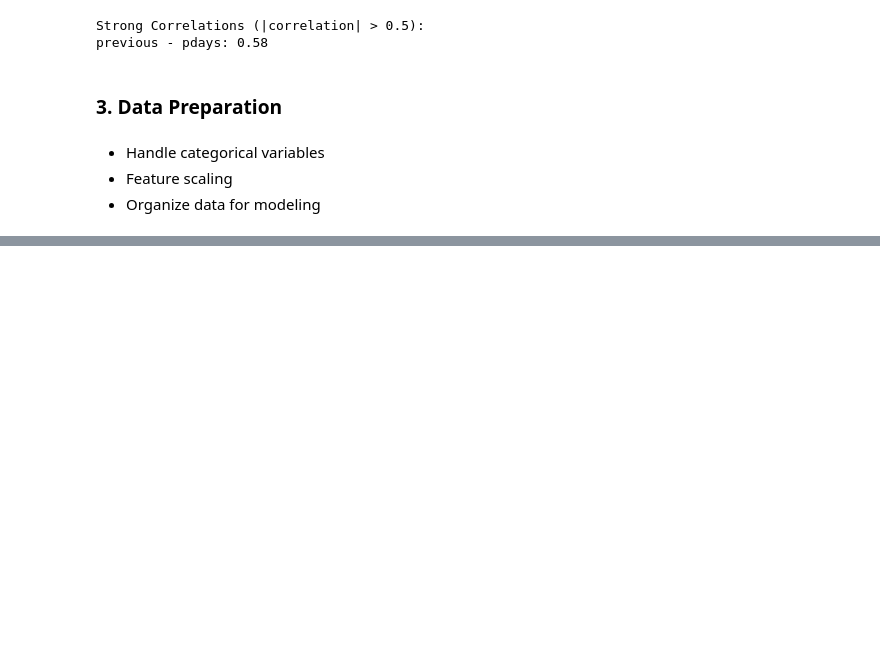
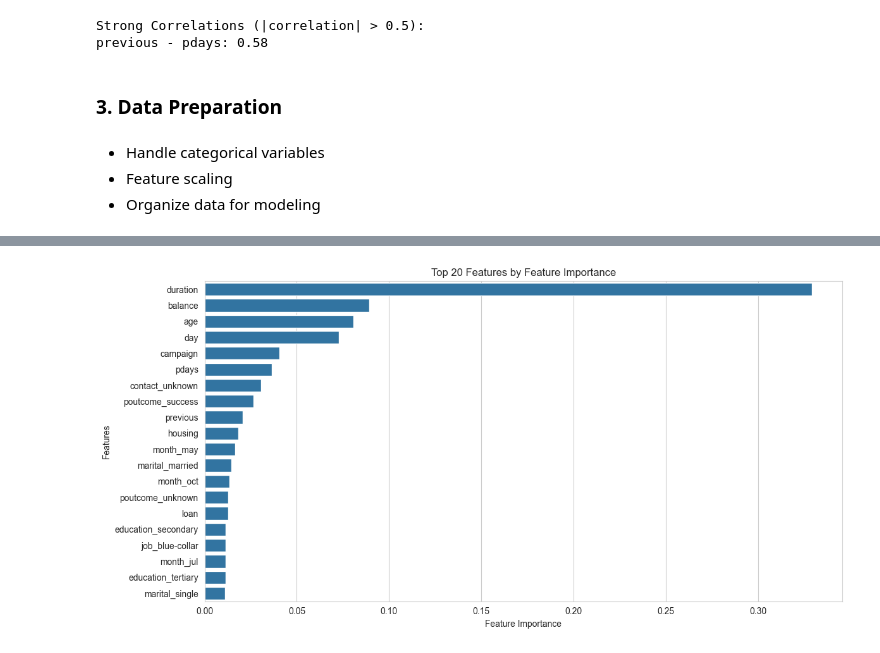
Before and after one commit to Geovannyy/Geovannyy-ML-DM-with-Python-and-Azure-ML-Studio, a Jupyter notebook: notebooks/Task_1_Classification.ipynb, the cells around one changed output, grey strips where cells are left out. Drawn from its saved outputs; the diff is of its cells as text; code cells hidden in the pictures; blank space fills up the shorter version.

Commit message:
Task 1 Completed

```diff
--- a/notebooks/Task_1_Classification.ipynb
+++ b/notebooks/Task_1_Classification.ipynb
@@ -1273,0 +1367,70 @@ plot_confusion_matrices(fitted_models)
+# %%
+##### 4.8 Feature Importance Analysis
+def analyze_feature_importance(final_model, feature_names):
+    """
+    Analyze and visualize feature importance from the best model.
+
+    Args:
+        final_model: Trained model (Random Forest or Logistic Regression)
+        feature_names: List of feature names
+    """
+    plt.figure(figsize=(12, 6))
+
+    # Get feature importance
+    if hasattr(final_model, 'feature_importances_'):  # For Random Forest
+        importance = final_model.feature_importances_
+        importance_type = 'Feature Importance'
+    else:  # For Logistic Regression
+        importance = np.abs(final_model.coef_[0])
+        importance_type = 'Coefficient Magnitude'
+
+    # Create DataFrame for feature importance
+    importance_df = pd.DataFrame({
+        'Feature': feature_names,
+        'Importance': importance
+    }).sort_values('Importance', ascending=False)
+
+    # Plot top 20 features
+    sns.barplot(
+        data=importance_df.head(20),
+        x='Importance',
+        y='Feature'
+    )
+    plt.title(f'Top 20 Features by {importance_type}')
+    plt.xlabel(importance_type)
+    plt.ylabel('Features')
+
+    plt.tight_layout()
+    plt.savefig('../reports/figures/Task_1/feature_importance.png')
+    plt.show()
+
+    # Print feature importance summary
+    print("\nTop 10 Most Important Features:")
+    for idx, row in importance_df.head(10).iterrows():
+        print(f"{row['Feature']}: {row['Importance']:.4f}")
+
+    return importance_df
+
+# Get feature names from our processed dataset
+feature_names = X.columns.tolist()
+
+# Select the best model from the training results
+best_model_name = 'random_forest'  # or 'logistic_regression'
+best_dataset_name = 'smote'  # or 'smoteenn'
+
+# Retrieve the best model parameters
+best_params = training_results[best_dataset_name][best_model_name]['best_params'][0]
+
+# Initialize the model with the best parameters
+if best_model_name == 'random_forest':
+    final_model = RandomForestClassifier(**best_params, random_state=26)
+elif best_model_name == 'logistic_regression':
+    final_model = LogisticRegression(**best_params, random_state=26, max_iter=1000)
+
+# Train the final model on the entire dataset
+final_model.fit(X, y)
+
+# Analyze feature importance
+feature_importance_df = analyze_feature_importance(final_model, feature_names)
+# %% [output]
+[figure, added]
```
Also changed, not shown: parts of 81 cells of this notebook, 35 other files.
